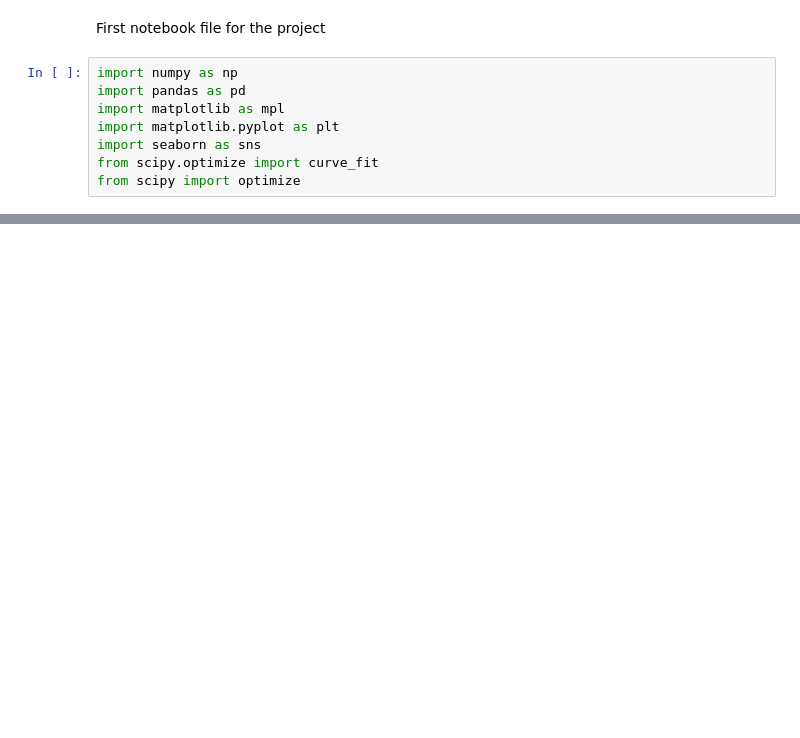
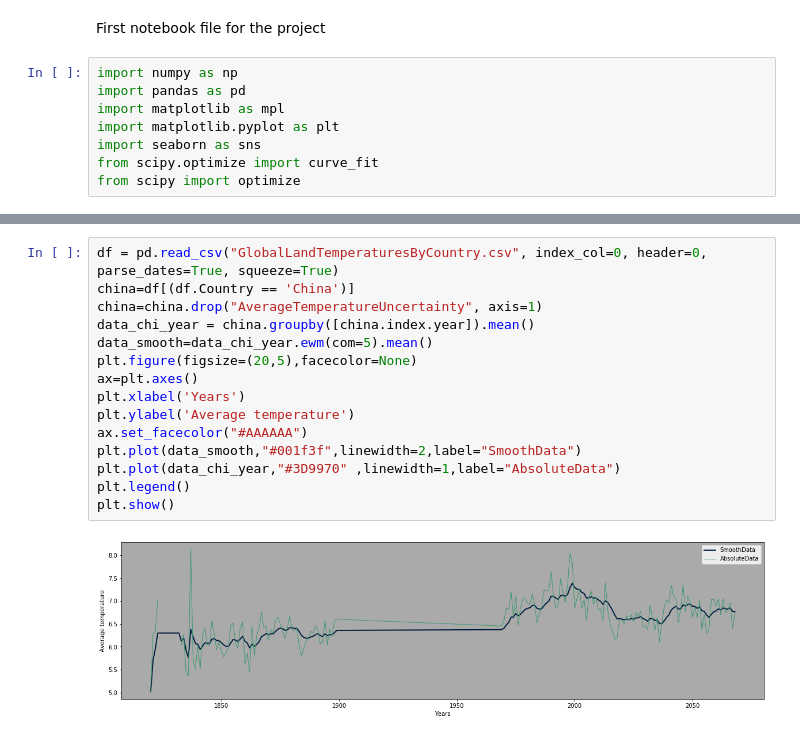
Before and after one commit to TL114/DataScience19, a Jupyter notebook: DS19.ipynb, the cells around one changed output, grey strips where cells are left out. Drawn from its saved outputs; the diff is of its cells as text; blank space fills up the shorter version.

Commit message:
China

```diff
--- a/DS19.ipynb
+++ b/DS19.ipynb
@@ -89,0 +104,17 @@ plt.show()
+# %%
+df = pd.read_csv("GlobalLandTemperaturesByCountry.csv", index_col=0, header=0,  parse_dates=True, squeeze=True)
+china=df[(df.Country == 'China')]
+china=china.drop("AverageTemperatureUncertainty", axis=1)
+data_chi_year = china.groupby([china.index.year]).mean()
+data_smooth=data_chi_year.ewm(com=5).mean()
+plt.figure(figsize=(20,5),facecolor=None)
+ax=plt.axes()
+plt.xlabel('Years')
+plt.ylabel('Average temperature')
+ax.set_facecolor("#AAAAAA")
+plt.plot(data_smooth,"#001f3f",linewidth=2,label="SmoothData")
+plt.plot(data_chi_year,"#3D9970" ,linewidth=1,label="AbsoluteData")
+plt.legend()
+plt.show()
+# %% [output]
+[figure, added]
```
Also changed, not shown: parts of 4 cells of this notebook, 7 other files.
